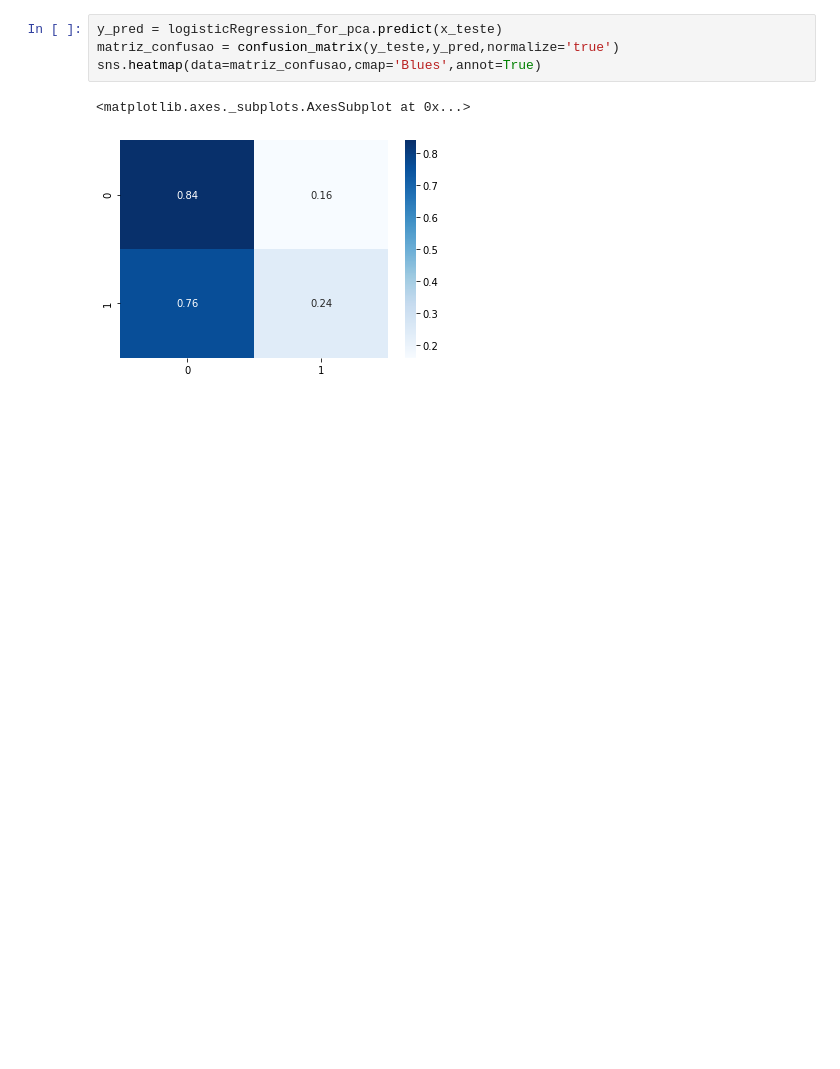
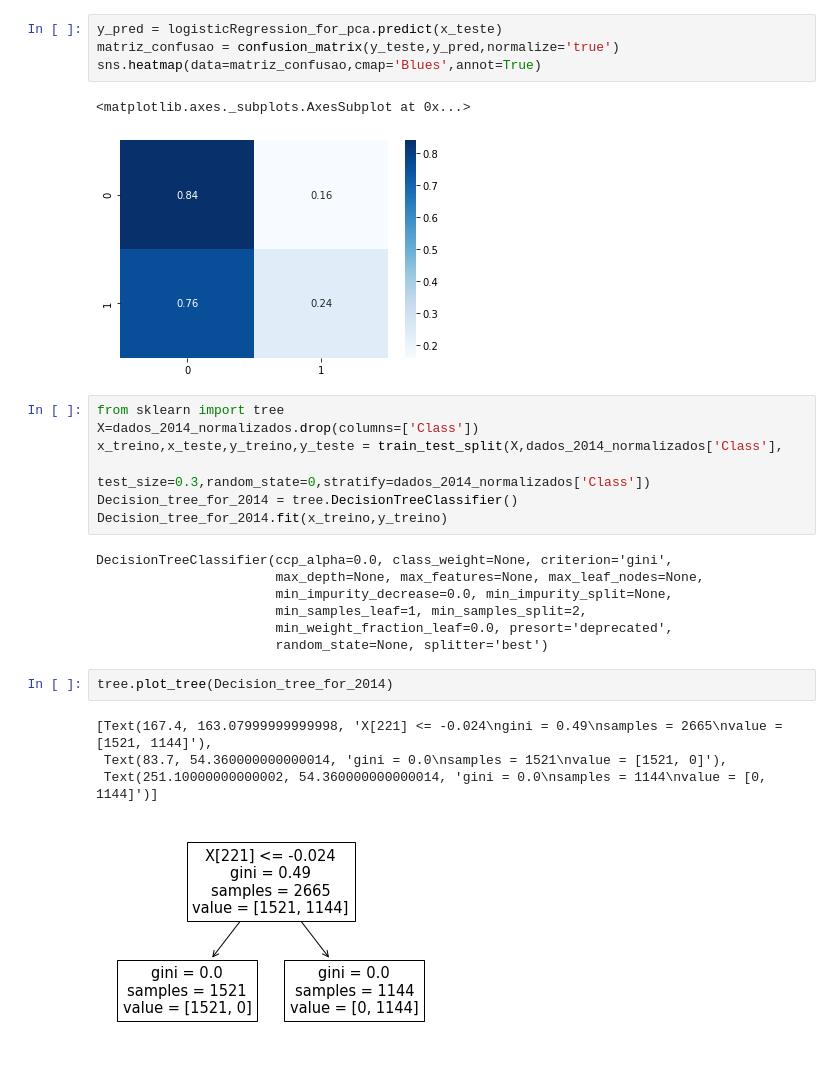
Before and after one commit to diego2017003/reducao_dimensionalidade, a Jupyter notebook: Reducao_dimensionalidade.ipynb, the cells around one changed output. Cells and saved outputs as stored; diff of their text form; blank space fills up the shorter version.

```diff
--- a/Reducao_dimensionalidade.ipynb
+++ b/Reducao_dimensionalidade.ipynb
@@ -454,3 +443,24 @@ sns.heatmap(data=matriz_confusao,cmap='Blues',annot=True)
 # %% [output]
 <matplotlib.axes._subplots.AxesSubplot at 0x...>
 [figure]
+# %%
+from sklearn import tree
+X=dados_2014_normalizados.drop(columns=['Class'])
+x_treino,x_teste,y_treino,y_teste = train_test_split(X,dados_2014_normalizados['Class'],
+                                                     test_size=0.3,random_state=0,stratify=dados_2014_normalizados['Class'])
+Decision_tree_for_2014 = tree.DecisionTreeClassifier()
+Decision_tree_for_2014.fit(x_treino,y_treino)
+# %% [output]
+DecisionTreeClassifier(ccp_alpha=0.0, class_weight=None, criterion='gini',
+                       max_depth=None, max_features=None, max_leaf_nodes=None,
+                       min_impurity_decrease=0.0, min_impurity_split=None,
+                       min_samples_leaf=1, min_samples_split=2,
+                       min_weight_fraction_leaf=0.0, presort='deprecated',
+                       random_state=None, splitter='best')
+# %%
+tree.plot_tree(Decision_tree_for_2014)
+# %% [output]
+[Text(167.4, 163.07999999999998, 'X[221] <= -0.024\ngini = 0.49\nsamples = 2665\nvalue = [1521, 1144]'),
+ Text(83.7, 54.360000000000014, 'gini = 0.0\nsamples = 1521\nvalue = [1521, 0]'),
+ Text(251.10000000000002, 54.360000000000014, 'gini = 0.0\nsamples = 1144\nvalue = [0, 1144]')]
+[figure, added]
```
Also changed, not shown: parts of 10 cells of this notebook.
